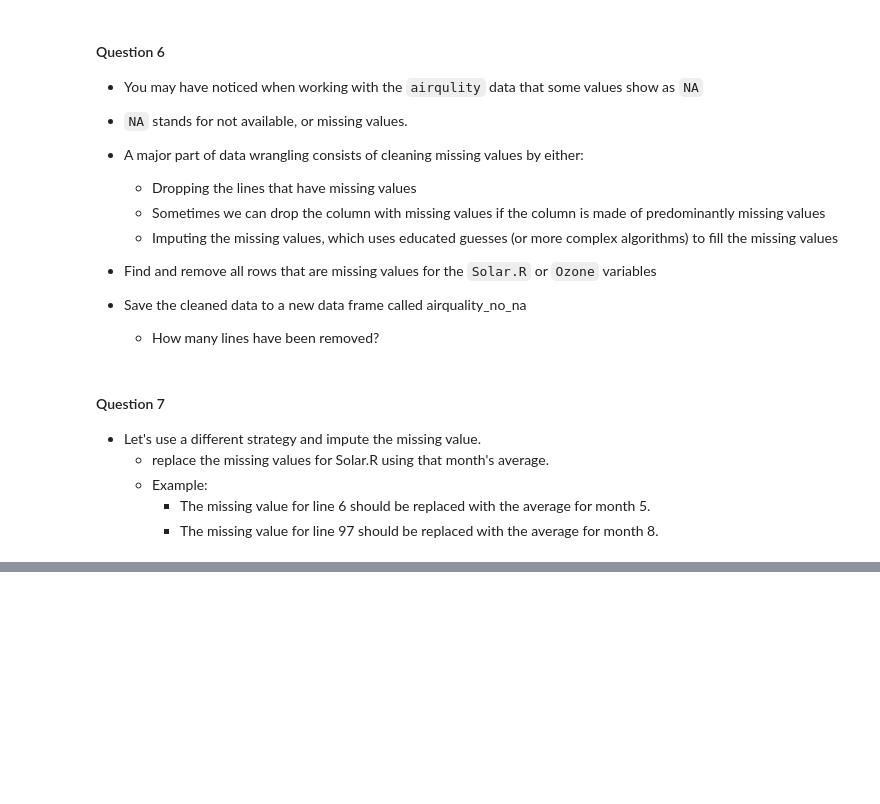
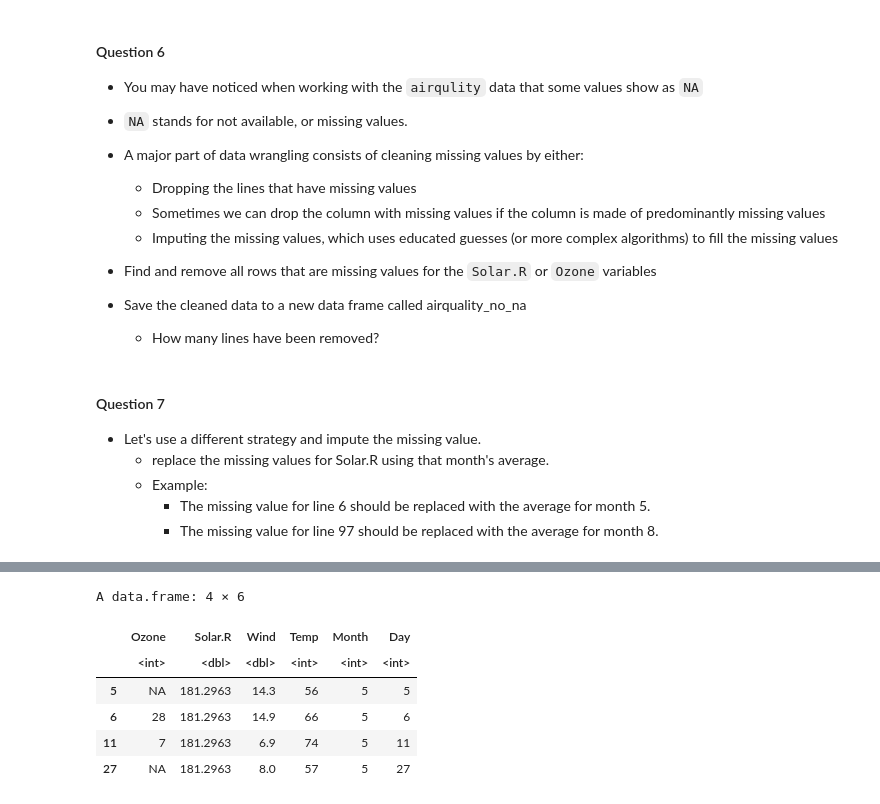
Before and after one commit to davism808/OCN682, a Jupyter notebook: 2_data_structures_intro/data_structures_in_r.ipynb, the cells around one changed output, grey strips where cells are left out. Drawn from its saved outputs; the diff is of its cells as text; code cells hidden in the pictures; blank space fills up the shorter version.

```diff
--- a/2_data_structures_intro/data_structures_in_r.ipynb
+++ b/2_data_structures_intro/data_structures_in_r.ipynb
@@ -176,0 +183,10 @@ mean_aug <- mean(solar_r_aug, na.rm=TRUE)
+# %%
+airquality[c(5,6,11,27),]
+# %% [output]
+A data.frame: 4 × 6
+|  | Ozone | Solar.R | Wind | Temp | Month | Day |
+|  | <int> | <dbl> | <dbl> | <int> | <int> | <int> |
+| 5 | NA | 181.2963 | 14.3 | 56 | 5 | 5 |
+| 6 | 28 | 181.2963 | 14.9 | 66 | 5 | 6 |
+| 11 | 7 | 181.2963 | 6.9 | 74 | 5 | 11 |
+| 27 | NA | 181.2963 | 8.0 | 57 | 5 | 27 |
```
Also changed, not shown: parts of 22 cells of this notebook, 1 other file.
